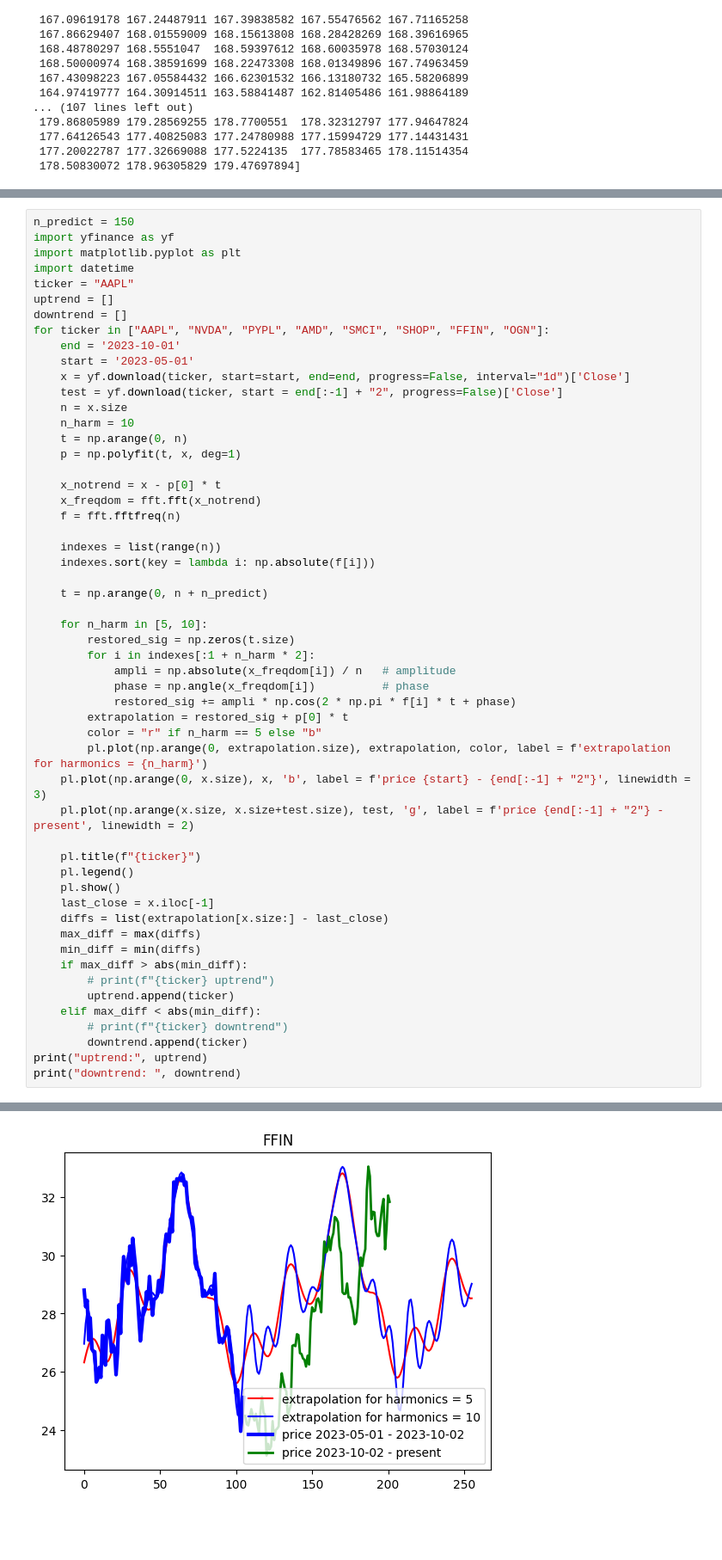
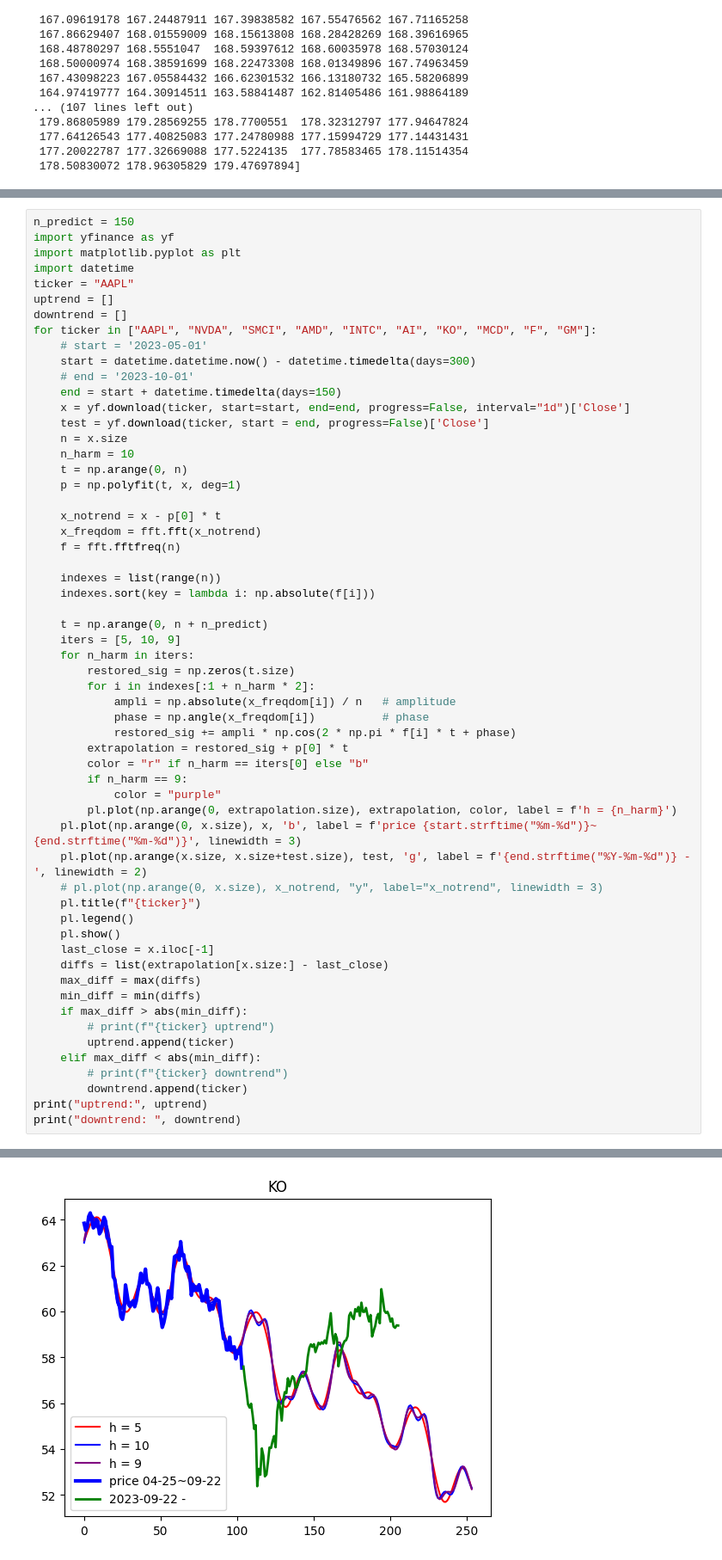
Before and after one commit to tsungyou/CDP_ZacksRank_TW1000, a Jupyter notebook: folder/MetaTrader_mq5_files/FFT_in_python.ipynb, the cells around one changed output, grey strips where cells are left out. Shown: that part at 86% size. Drawn from its saved outputs; the diff is of its cells as text; blank space fills up the shorter version.

```diff
--- a/folder/MetaTrader_mq5_files/FFT_in_python.ipynb
+++ b/folder/MetaTrader_mq5_files/FFT_in_python.ipynb
@@ -218,11 +254,13 @@ import datetime
 ticker = "AAPL"
 uptrend = []
 downtrend = []
-for ticker in ["AAPL", "NVDA", "PYPL", "AMD", "SMCI", "SHOP", "FFIN", "OGN"]:
-    end = '2023-10-01'
-    start = '2023-05-01'
+for ticker in ["AAPL", "NVDA", "SMCI", "AMD", "INTC", "AI", "KO", "MCD", "F", "GM"]:
+    # start = '2023-05-01'
+    start = datetime.datetime.now() - datetime.timedelta(days=300)
+    # end = '2023-10-01'
+    end = start + datetime.timedelta(days=150)
     x = yf.download(ticker, start=start, end=end, progress=False, interval="1d")['Close']
-    test = yf.download(ticker, start = end[:-1] + "2", progress=False)['Close']
+    test = yf.download(ticker, start = end, progress=False)['Close']
     n = x.size
     n_harm = 10
     t = np.arange(0, n)
@@ -236,19 +274,21 @@ for ticker in ["AAPL", "NVDA", "PYPL", "AMD", "SMCI", "SHOP", "FFIN", "OGN"]:
     indexes.sort(key = lambda i: np.absolute(f[i]))
 
     t = np.arange(0, n + n_predict)
-
-    for n_harm in [5, 10]:
+    iters = [5, 10, 9]
+    for n_harm in iters:
         restored_sig = np.zeros(t.size)
         for i in indexes[:1 + n_harm * 2]:
             ampli = np.absolute(x_freqdom[i]) / n   # amplitude
             phase = np.angle(x_freqdom[i])          # phase
             restored_sig += ampli * np.cos(2 * np.pi * f[i] * t + phase)
         extrapolation = restored_sig + p[0] * t
-        color = "r" if n_harm == 5 else "b"
-        pl.plot(np.arange(0, extrapolation.size), extrapolation, color, label = f'extrapolation for harmonics = {n_harm}')
-    pl.plot(np.arange(0, x.size), x, 'b', label = f'price {start} - {end[:-1] + "2"}', linewidth = 3)
-    pl.plot(np.arange(x.size, x.size+test.size), test, 'g', label = f'price {end[:-1] + "2"} - present', linewidth = 2)
-
+        color = "r" if n_harm == iters[0] else "b"
+        if n_harm == 9:
+            color = "purple"
+        pl.plot(np.arange(0, extrapolation.size), extrapolation, color, label = f'h = {n_harm}')
+    pl.plot(np.arange(0, x.size), x, 'b', label = f'price {start.strftime("%m-%d")}~{end.strftime("%m-%d")}', linewidth = 3)
+    pl.plot(np.arange(x.size, x.size+test.size), test, 'g', label = f'{end.strftime("%Y-%m-%d")} - ', linewidth = 2)
+    # pl.plot(np.arange(0, x.size), x_notrend, "y", label="x_notrend", linewidth = 3)
     pl.title(f"{ticker}")
     pl.legend()
     pl.show()
@@ -274 +314 @@ print("downtrend: ", downtrend)
-[figure, old version]
+[figure, new version]
```
Also changed, not shown: parts of 2 cells of this notebook, 2 other files.
